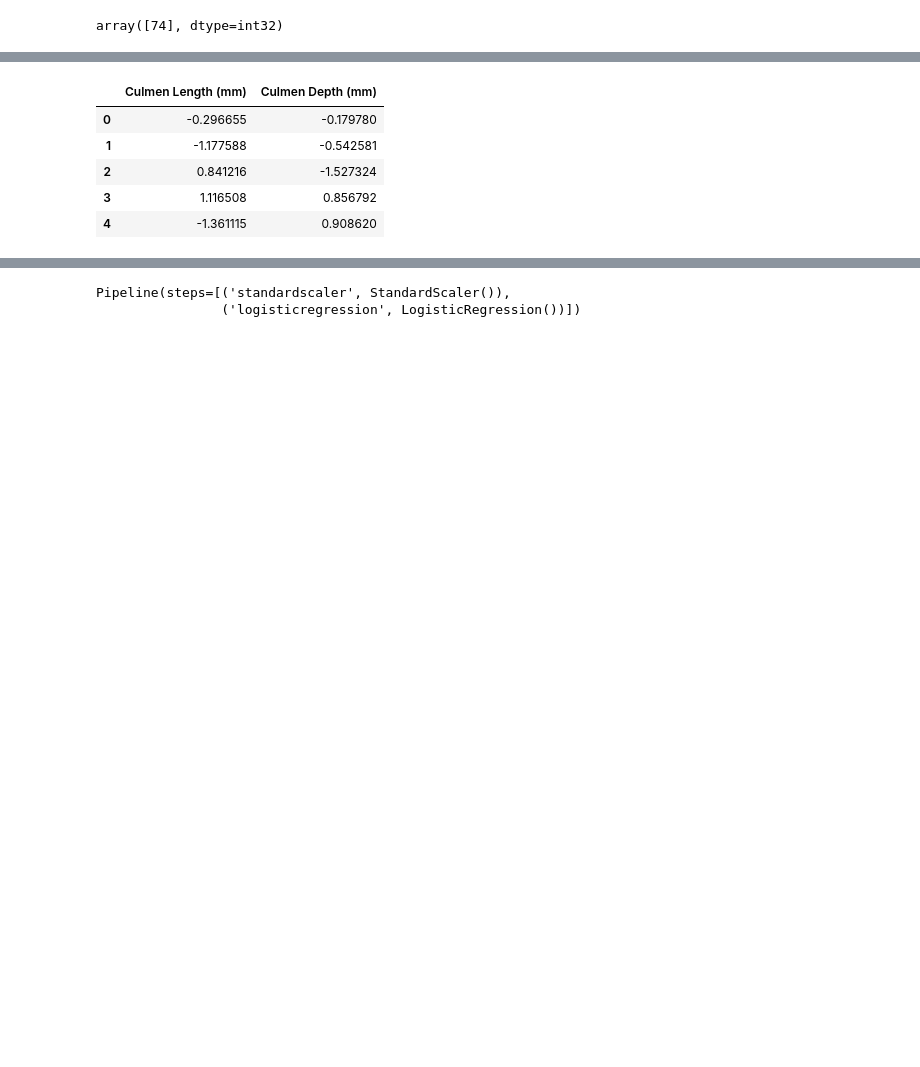
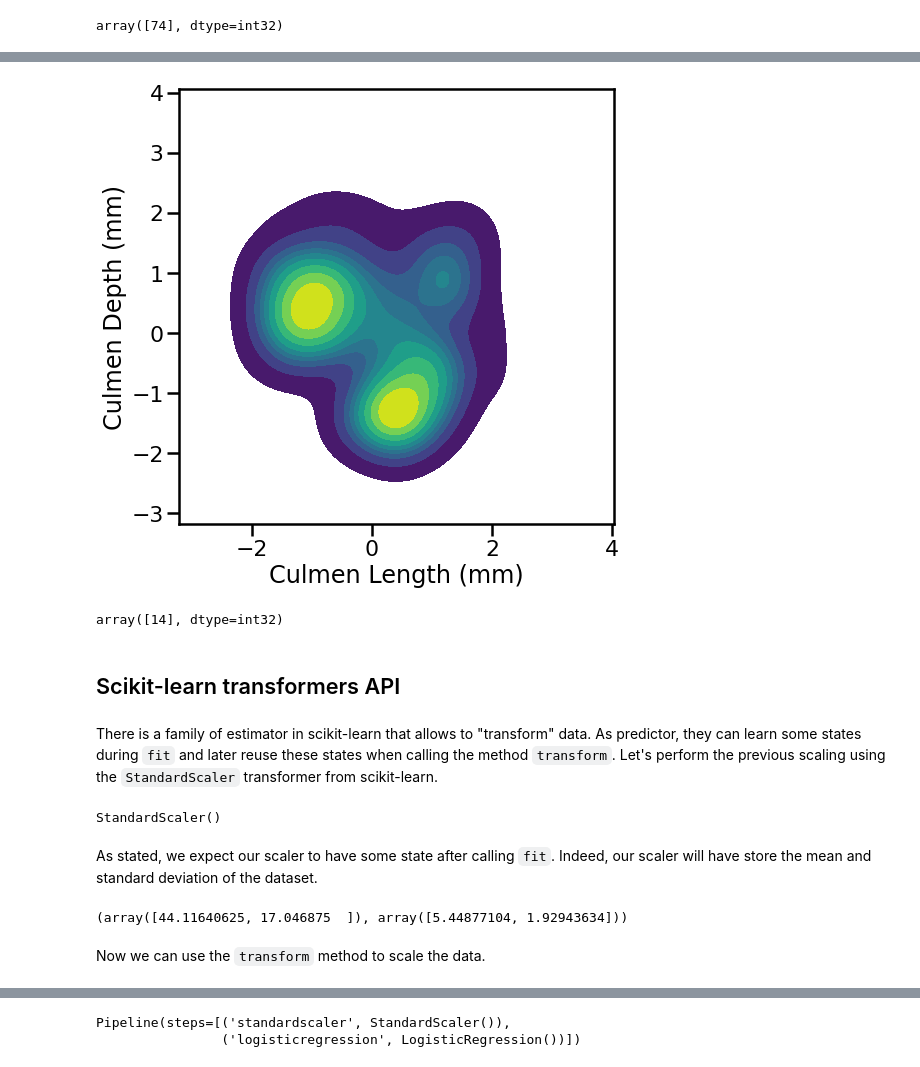
Before and after one commit to glemaitre/datascience_middle_course, a Jupyter notebook: 02_linear_models/03_linear_model_preprocessing.ipynb, the cells around one changed output, grey strips where cells are left out. Saved outputs shown, nothing was run; the diff lists cells and outputs as text; code cells hidden in the pictures; blank space fills up the shorter version.

Commit message:
iter

```diff
--- a/02_linear_models/03_linear_model_preprocessing.ipynb
+++ b/02_linear_models/03_linear_model_preprocessing.ipynb
@@ -40,15 +92,41 @@ array([74], dtype=int32)
+# %%
+X_train_scaled = (X_train - X_train.mean()) / X_train.std()
+# %%
+_, ax = plt.subplots(figsize=(8, 8))
+ax = sns.kdeplot(
+    data=X_train_scaled,
+    x="Culmen Length (mm)",
+    y="Culmen Depth (mm)",
+    levels=10,
+    fill=True,
+    cmap=plt.cm.viridis,
+    ax=ax,
+)
+_ = ax.axis("square")
+# %% [output]
+[figure, added]
+# %%
+model = LogisticRegression()
+model.fit(X_train_scaled, y_train)
+model.n_iter_
+# %% [output]
+array([14], dtype=int32)
+# %% [markdown]
+## Scikit-learn transformers API
+# %% [markdown]
+There is a family of estimator in scikit-learn that allows to "transform" data. As predictor, they can learn some states during `fit` and later reuse these states when calling the method `transform`. Let's perform the previous scaling using the `StandardScaler` transformer from scikit-learn.
 # %%
 from sklearn.preprocessing import StandardScaler
 
 scaler = StandardScaler()
 scaler.fit(X_train)
-X_train_scaled = scaler.transform(X_train)
-X_train_scaled = pd.DataFrame(X_train_scaled, columns=X_train.columns)
-X_train_scaled.head()
 # %% [output]
-|  | Culmen Length (mm) | Culmen Depth (mm) |
-| 0 | -0.296655 | -0.179780 |
-| 1 | -1.177588 | -0.542581 |
-| 2 | 0.841216 | -1.527324 |
-| 3 | 1.116508 | 0.856792 |
-| 4 | -1.361115 | 0.908620 |
+StandardScaler()
+# %% [markdown]
+As stated, we expect our scaler to have some state after calling `fit`. Indeed, our scaler will have store the mean and standard deviation of the dataset.
+# %%
+scaler.mean_, scaler.scale_
+# %% [output]
+(array([44.11640625, 17.046875  ]), array([5.44877104, 1.92943634]))
+# %% [markdown]
+Now we can use the `transform` method to scale the data.
```
Also changed, not shown: parts of 46 cells of this notebook.
